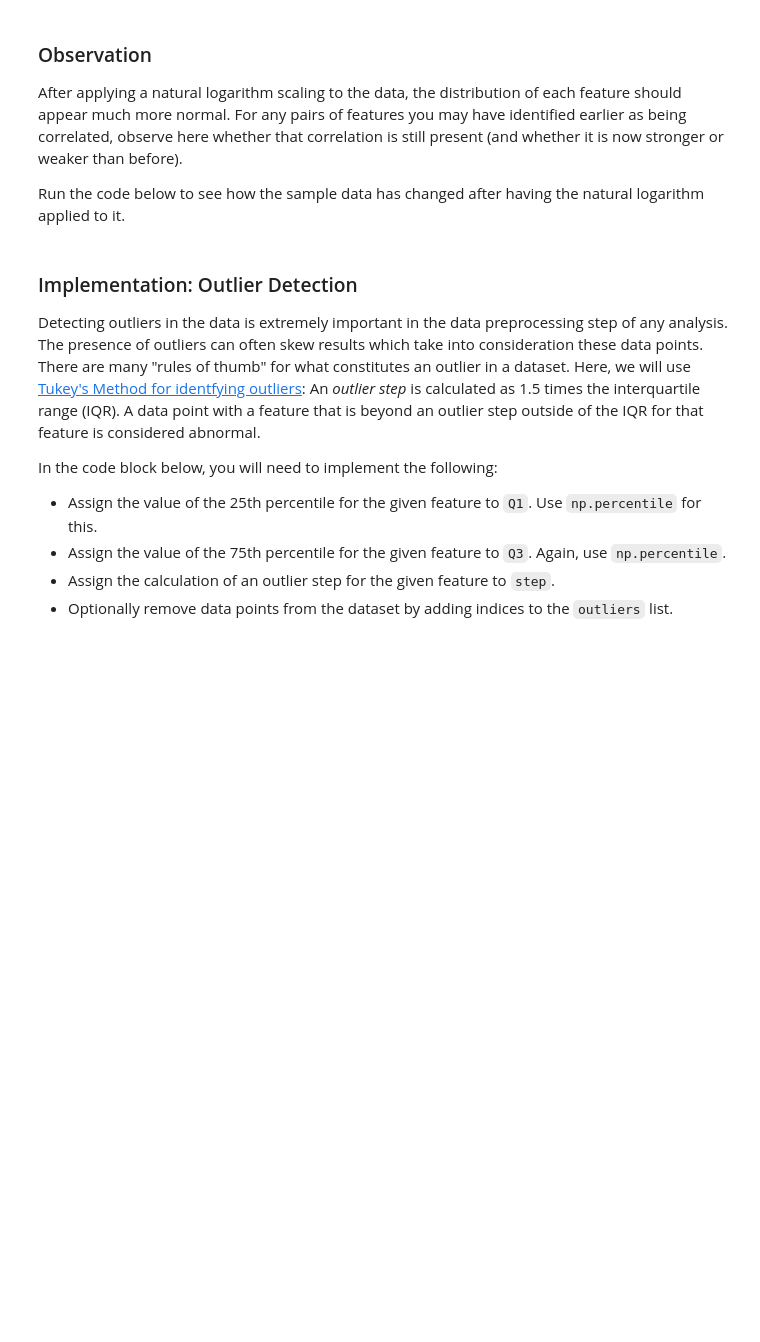
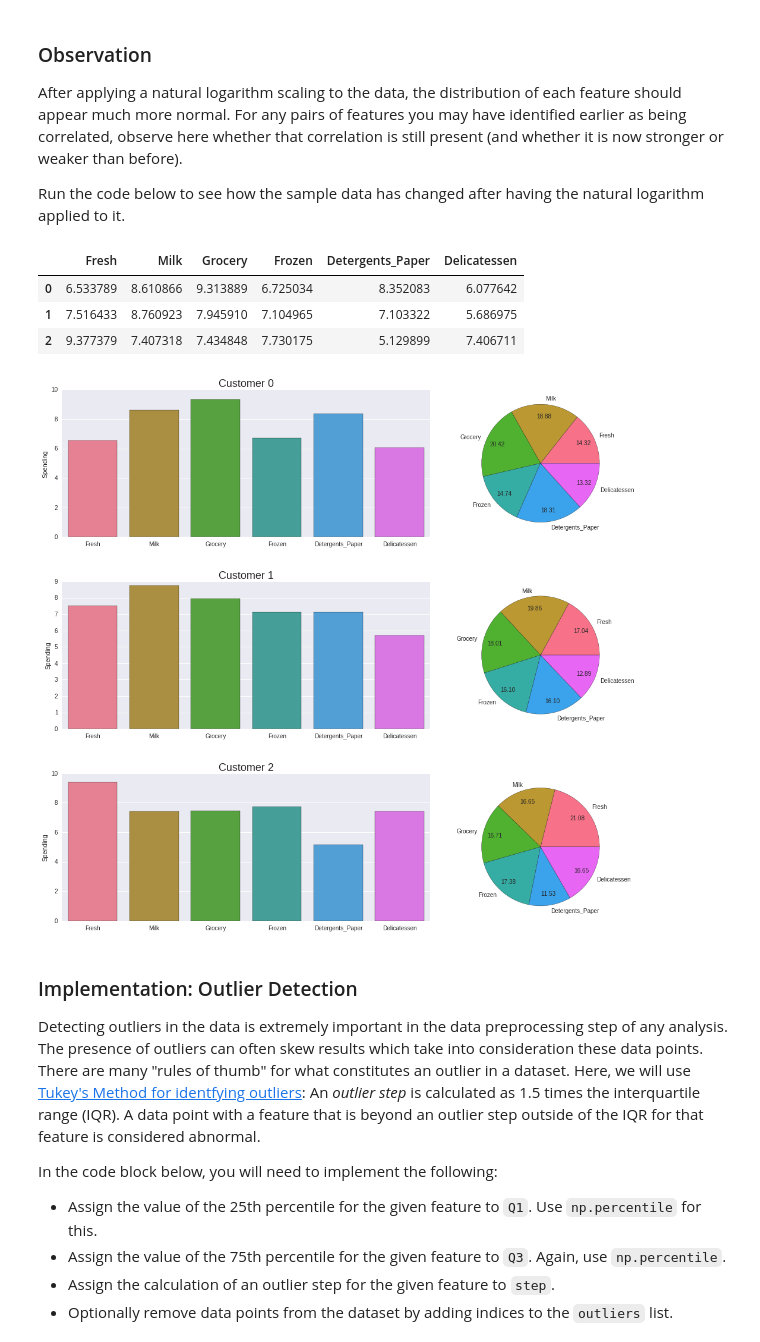
Before and after one commit to ibratface/machine-learning, a Jupyter notebook: projects/creating_customer_segments/customer_segments.ipynb, the cells around one changed output. Drawn from its saved outputs; the diff is of its cells as text; code cells hidden in the pictures; blank space fills up the shorter version.

```diff
--- a/projects/creating_customer_segments/customer_segments.ipynb
+++ b/projects/creating_customer_segments/customer_segments.ipynb
@@ -92,17 +92,20 @@ Chosen samples of wholesale customers dataset:
 It will be easier to look at this with some plots
 # %%
 # Draw some charts to visualize
-current_palette = sns.color_palette("husl", samples.shape[1])
-plt.figure(figsize=(16, 14))
-gs = gridspec.GridSpec(3, 2, width_ratios=[2, 1.5])
-for i in range(samples.shape[0]):
-    barplt = plt.subplot(gs[i*2])
-    sns.barplot(x=samples.columns.values, y=samples.loc[i], ax=barplt, palette=current_palette)
-    barplt.set(ylabel='Spending')
-    barplt.set_title("Customer {}".format(i), fontsize=18)
-    pieplt = plt.subplot(gs[i*2+1], aspect=1)
-    pieplt.pie(samples.loc[i], labels=samples.columns, colors=current_palette, autopct='%.2f', pctdistance=0.8)
-    plt.tight_layout(pad=4)
+def visualize_samples(samples):
+    current_palette = sns.color_palette("husl", samples.shape[1])
+    plt.figure(figsize=(16, 14))
+    gs = gridspec.GridSpec(3, 2, width_ratios=[2, 1.5])
+    for i in range(samples.shape[0]):
+        barplt = plt.subplot(gs[i*2])
+        sns.barplot(x=samples.columns.values, y=samples.loc[i], ax=barplt, palette=current_palette)
+        barplt.set(ylabel='Spending')
+        barplt.set_title("Customer {}".format(i), fontsize=18)
+        pieplt = plt.subplot(gs[i*2+1], aspect=1)
+        pieplt.pie(samples.loc[i], labels=samples.columns, colors=current_palette, autopct='%.2f', pctdistance=0.8)
+        plt.tight_layout(pad=4)
+
+visualize_samples(samples)
 # %% [output]
 [figure]
 # %% [markdown]
@@ -197,6 +223,13 @@ Run the code below to see how the sample data has changed after having the natur
 # %%
 # Display the log-transformed sample data
 display(log_samples)
+visualize_samples(log_samples)
+# %% [output]
+|  | Fresh | Milk | Grocery | Frozen | Detergents_Paper | Delicatessen |
+| 0 | 6.533789 | 8.610866 | 9.313889 | 6.725034 | 8.352083 | 6.077642 |
+| 1 | 7.516433 | 8.760923 | 7.945910 | 7.104965 | 7.103322 | 5.686975 |
+| 2 | 9.377379 | 7.407318 | 7.434848 | 7.730175 | 5.129899 | 7.406711 |
+[figure, added]
 # %% [markdown]
 ### Implementation: Outlier Detection
 Detecting outliers in the data is extremely important in the data preprocessing step of any analysis. The presence of outliers can often skew results which take into consideration these data points. There are many "rules of thumb" for what constitutes an outlier in a dataset. Here, we will use [Tukey's Method for identfying outliers](http://datapigtechnologies.com/blog/index.php/highlighting-outliers-in-your-data-with-the-tukey-method/): An *outlier step* is calculated as 1.5 times the interquartile range (IQR). A data point with a feature that is beyond an outlier step outside of the IQR for that feature is considered abnormal.
```
Also changed, not shown: parts of 13 cells of this notebook.
